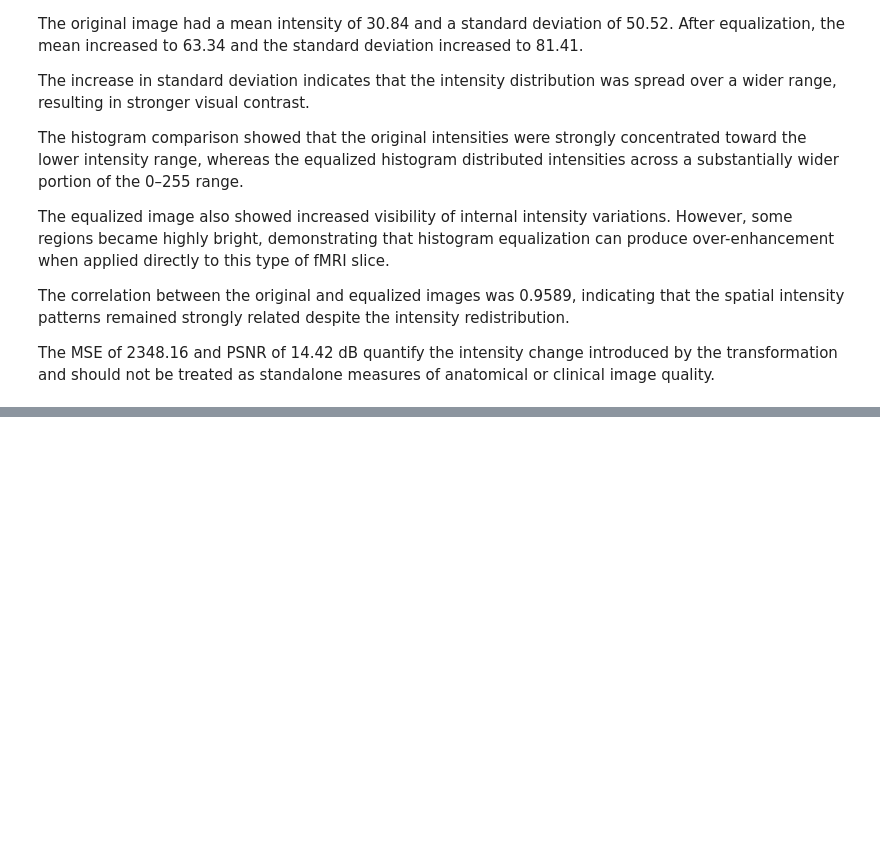
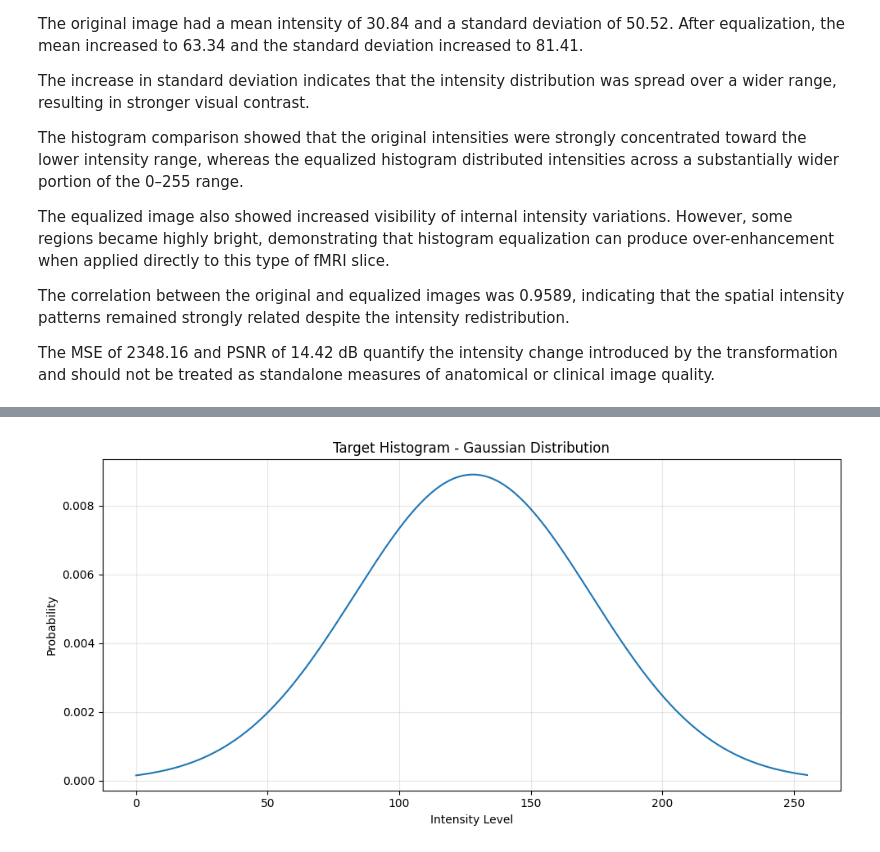
Before and after one commit to SharveshC/DIP_Capstone, a Jupyter notebook: notebook/samp.ipynb, the cells around one changed output, grey strips where cells are left out. Drawn from its saved outputs; the diff is of its cells as text; code cells hidden in the pictures; blank space fills up the shorter version.

Commit message:
fix(core): added Histogram specification

```diff
--- a/notebook/samp.ipynb
+++ b/notebook/samp.ipynb
@@ -3925,0 +4054,25 @@ as standalone measures of anatomical or clinical image quality.
+# %%
+# ============================================================
+# HISTOGRAM SPECIFICATION
+# Step 3: Visualize Target Histogram
+# ============================================================
+
+plt.figure(figsize=(10, 5))
+
+plt.plot(
+    intensity_levels,
+    target_histogram
+)
+
+plt.xlabel("Intensity Level")
+plt.ylabel("Probability")
+plt.title(
+    "Target Histogram - Gaussian Distribution"
+)
+
+plt.grid(alpha=0.3)
+
+plt.tight_layout()
+plt.show()
+# %% [output]
+[figure, added]
```
Also changed, not shown: parts of 16 cells of this notebook.
